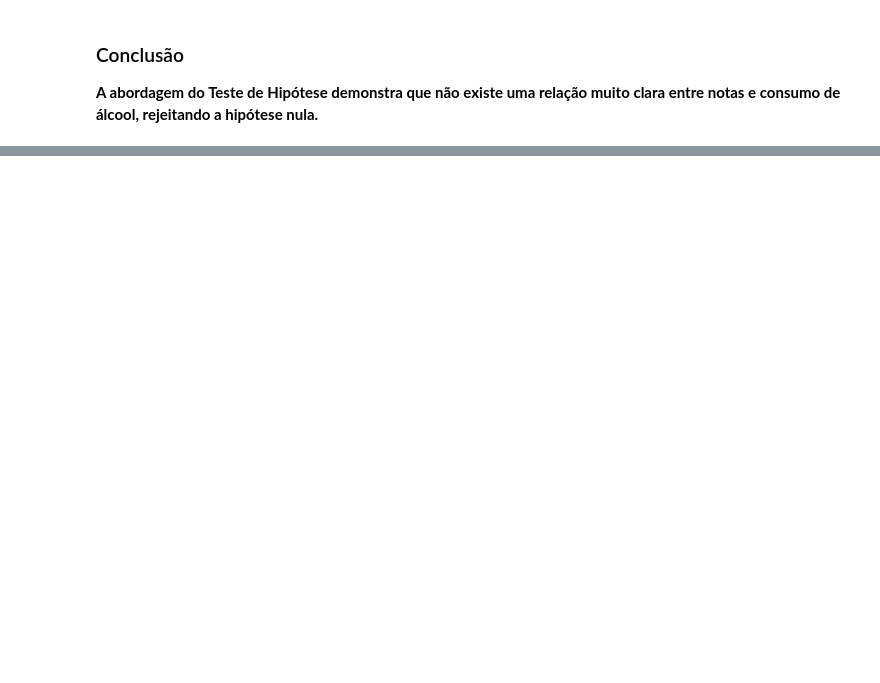
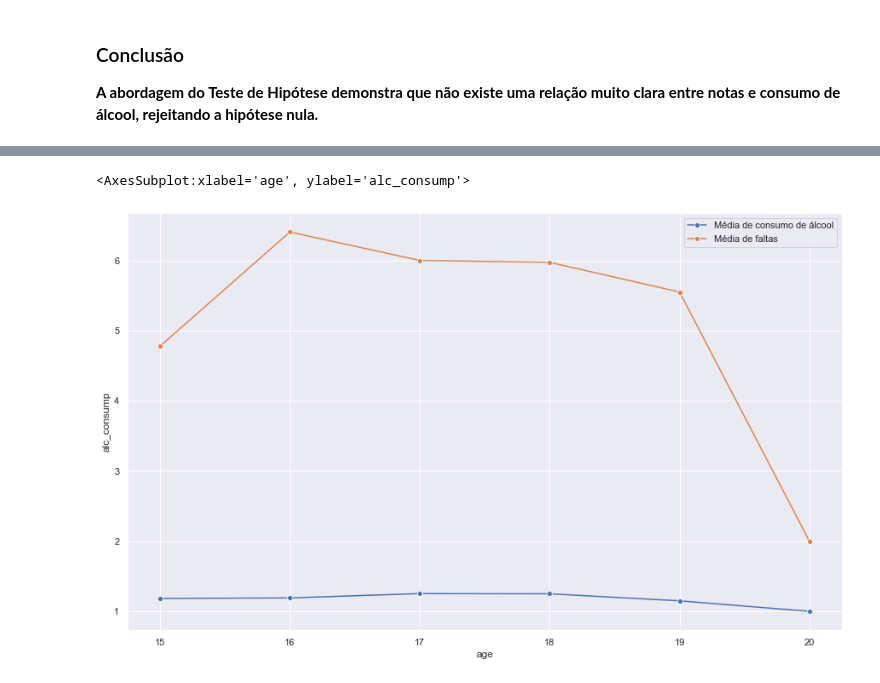
Before and after one commit to ferprr/data-science-project, a Jupyter notebook: notebooks/hypothesis_tests_and_IC.ipynb, the cells around one changed output, grey strips where cells are left out. Cells and saved outputs as stored; diff of their text form; code cells hidden in the pictures; blank space fills up the shorter version.

```diff
--- a/notebooks/hypothesis_tests_and_IC.ipynb
+++ b/notebooks/hypothesis_tests_and_IC.ipynb
@@ -213,0 +233,18 @@ __A abordagem do Teste de Hipótese demonstra que não existe uma relação muit
+# %%
+df1_t2 = alcohol_consumption[alcohol_consumption['Dalc'] < 3]
+df1_t2
+
+df_1_2_t2 = (df1_t2.groupby('age')
+              .agg({'absences': 'mean', 'Dalc': 'mean'})
+              .reset_index()
+              .rename(columns={'Dalc':'alc_consump'}))
+
+df_1_2_t2
+
+sns.lineplot(x='age', y='alc_consump', marker='o',
+                         data=df_1_2_t2, label='Média de consumo de álcool', sort=False)
+sns.lineplot(x='age', y='absences', marker='o',
+                         data=df_1_2_t2, label='Média de faltas', sort=False)
+# %% [output]
+<AxesSubplot:xlabel='age', ylabel='alc_consump'>
+[figure, added]
```
Also changed, not shown: parts of 9 cells of this notebook, 1 other file.
